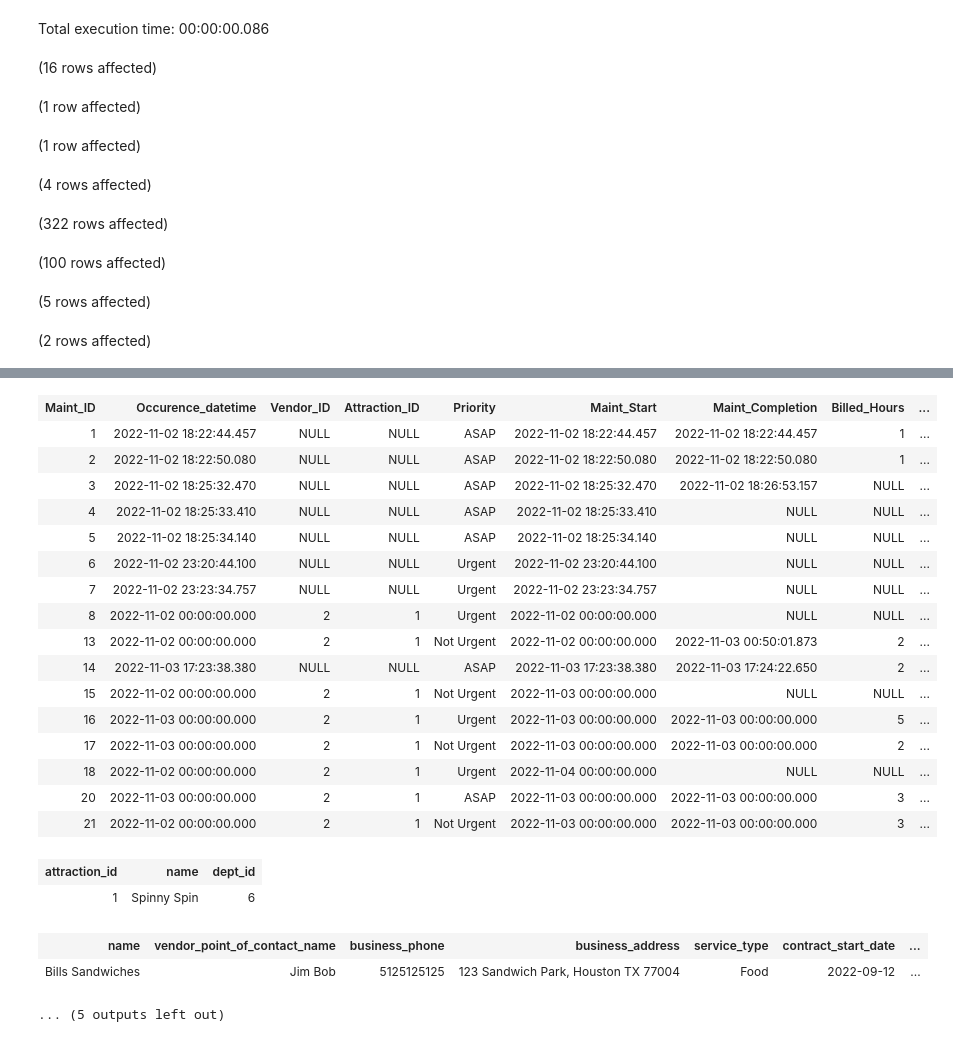
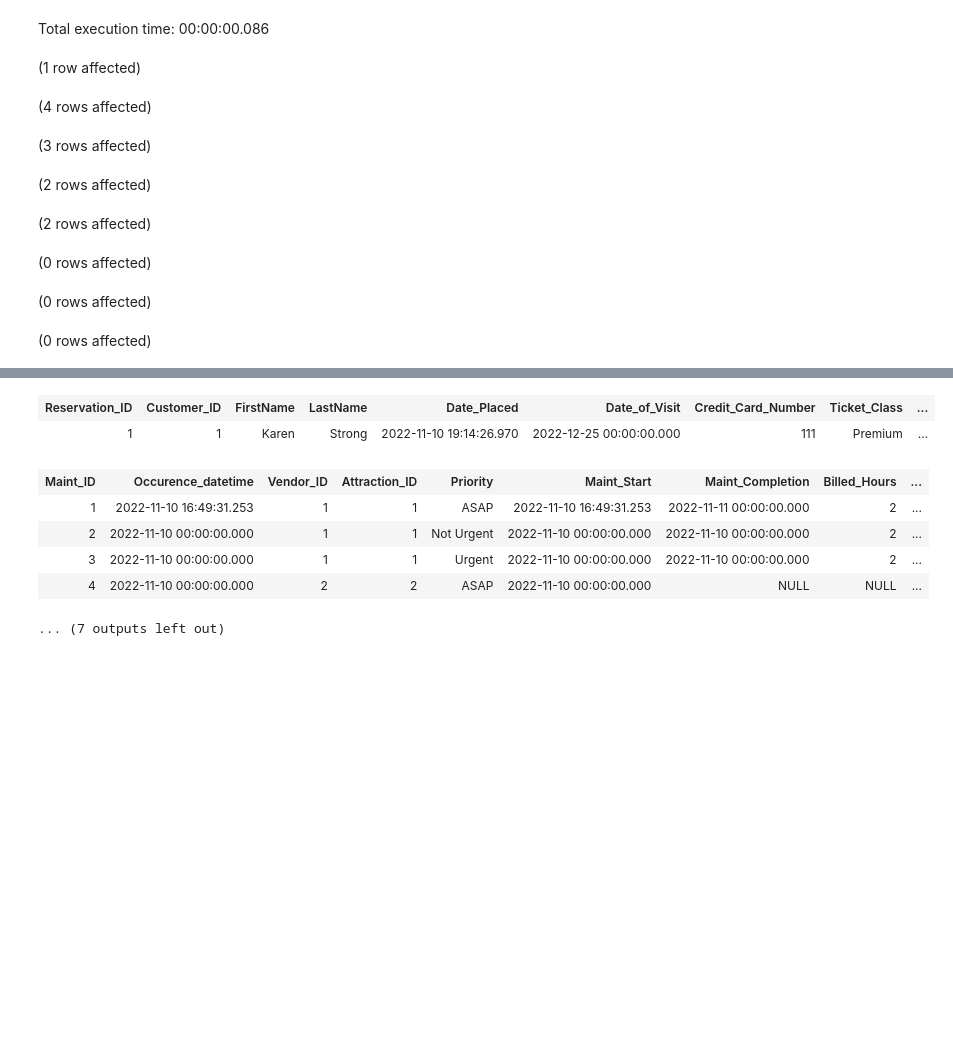
Before and after one commit to tensorpudding/cosc3380-group4-themepark, a Jupyter notebook: databases/triggers.ipynb, the cells around one changed output, grey strips where cells are left out. Saved outputs shown, nothing was run; the diff lists cells and outputs as text; code cells hidden in the pictures; blank space fills up the shorter version.

Commit message:
Started working on second trigger

```diff
--- a/databases/triggers.ipynb
+++ b/databases/triggers.ipynb
@@ -113,6 +136,8 @@ go
 (1 row affected)
 Total execution time: 00:00:00.086
 # %%
+select * from [Theme_Park].[Ticket_Reservation]
+go
 select * from [Theme_Park].[Maintenance_Calendar]
 go
 select * from [Theme_Park].[Attractions]
@@ -130,11 +155,11 @@ go
 select * from [Theme_Park].[Employee]
 go
 # %% [output]
-(16 rows affected)
+(1 row affected)
-(1 row affected)
+(4 rows affected)
-(1 row affected)
+(3 rows affected)
-(4 rows affected)
+(2 rows affected)
-(322 rows affected)
+(2 rows affected)
-(100 rows affected)
+(0 rows affected)
-(5 rows affected)
+(0 rows affected)
-(2 rows affected)
+(0 rows affected)
@@ -142,22 +168,8 @@ Total execution time: 00:00:00.659
-| Maint_ID | Occurence_datetime | Vendor_ID | Attraction_ID | Priority | Maint_Start | Maint_Completion | Billed_Hours | ... |
-| 1 | 2022-11-02 18:22:44.457 | NULL | NULL | ASAP | 2022-11-02 18:22:44.457 | 2022-11-02 18:22:44.457 | 1 | ... |
-| 2 | 2022-11-02 18:22:50.080 | NULL | NULL | ASAP | 2022-11-02 18:22:50.080 | 2022-11-02 18:22:50.080 | 1 | ... |
-| 3 | 2022-11-02 18:25:32.470 | NULL | NULL | ASAP | 2022-11-02 18:25:32.470 | 2022-11-02 18:26:53.157 | NULL | ... |
-| 4 | 2022-11-02 18:25:33.410 | NULL | NULL | ASAP | 2022-11-02 18:25:33.410 | NULL | NULL | ... |
-| 5 | 2022-11-02 18:25:34.140 | NULL | NULL | ASAP | 2022-11-02 18:25:34.140 | NULL | NULL | ... |
-| 6 | 2022-11-02 23:20:44.100 | NULL | NULL | Urgent | 2022-11-02 23:20:44.100 | NULL | NULL | ... |
-| 7 | 2022-11-02 23:23:34.757 | NULL | NULL | Urgent | 2022-11-02 23:23:34.757 | NULL | NULL | ... |
-| 8 | 2022-11-02 00:00:00.000 | 2 | 1 | Urgent | 2022-11-02 00:00:00.000 | NULL | NULL | ... |
-| 13 | 2022-11-02 00:00:00.000 | 2 | 1 | Not Urgent | 2022-11-02 00:00:00.000 | 2022-11-03 00:50:01.873 | 2 | ... |
-| 14 | 2022-11-03 17:23:38.380 | NULL | NULL | ASAP | 2022-11-03 17:23:38.380 | 2022-11-03 17:24:22.650 | 2 | ... |
-| 15 | 2022-11-02 00:00:00.000 | 2 | 1 | Not Urgent | 2022-11-03 00:00:00.000 | NULL | NULL | ... |
-| 16 | 2022-11-03 00:00:00.000 | 2 | 1 | Urgent | 2022-11-03 00:00:00.000 | 2022-11-03 00:00:00.000 | 5 | ... |
-| 17 | 2022-11-03 00:00:00.000 | 2 | 1 | Not Urgent | 2022-11-03 00:00:00.000 | 2022-11-03 00:00:00.000 | 2 | ... |
-| 18 | 2022-11-02 00:00:00.000 | 2 | 1 | Urgent | 2022-11-04 00:00:00.000 | NULL | NULL | ... |
-| 20 | 2022-11-03 00:00:00.000 | 2 | 1 | ASAP | 2022-11-03 00:00:00.000 | 2022-11-03 00:00:00.000 | 3 | ... |
-| 21 | 2022-11-02 00:00:00.000 | 2 | 1 | Not Urgent | 2022-11-03 00:00:00.000 | 2022-11-03 00:00:00.000 | 3 | ... |
+| Reservation_ID | Customer_ID | FirstName | LastName | Date_Placed | Date_of_Visit | Credit_Card_Number | Ticket_Class | ... |
+| 1 | 1 | Karen | Strong | 2022-11-10 19:14:26.970 | 2022-12-25 00:00:00.000 | 111 | Premium | ... |
-| attraction_id | name | dept_id |
-| 1 | Spinny Spin | 6 |
+| Maint_ID | Occurence_datetime | Vendor_ID | Attraction_ID | Priority | Maint_Start | Maint_Completion | Billed_Hours | ... |
+| 1 | 2022-11-10 16:49:31.253 | 1 | 1 | ASAP | 2022-11-10 16:49:31.253 | 2022-11-11 00:00:00.000 | 2 | ... |
+| 2 | 2022-11-10 00:00:00.000 | 1 | 1 | Not Urgent | 2022-11-10 00:00:00.000 | 2022-11-10 00:00:00.000 | 2 | ... |
+| 3 | 2022-11-10 00:00:00.000 | 1 | 1 | Urgent | 2022-11-10 00:00:00.000 | 2022-11-10 00:00:00.000 | 2 | ... |
+| 4 | 2022-11-10 00:00:00.000 | 2 | 2 | ASAP | 2022-11-10 00:00:00.000 | NULL | NULL | ... |
-| name | vendor_point_of_contact_name | business_phone | business_address | service_type | contract_start_date | ... |
-| Bills Sandwiches | Jim Bob | 5125125125 | 123 Sandwich Park, Houston TX 77004 | Food | 2022-09-12 | ... |
-... (5 outputs left out)
+... (7 outputs left out)
```
Also changed, not shown: parts of 7 cells of this notebook.
